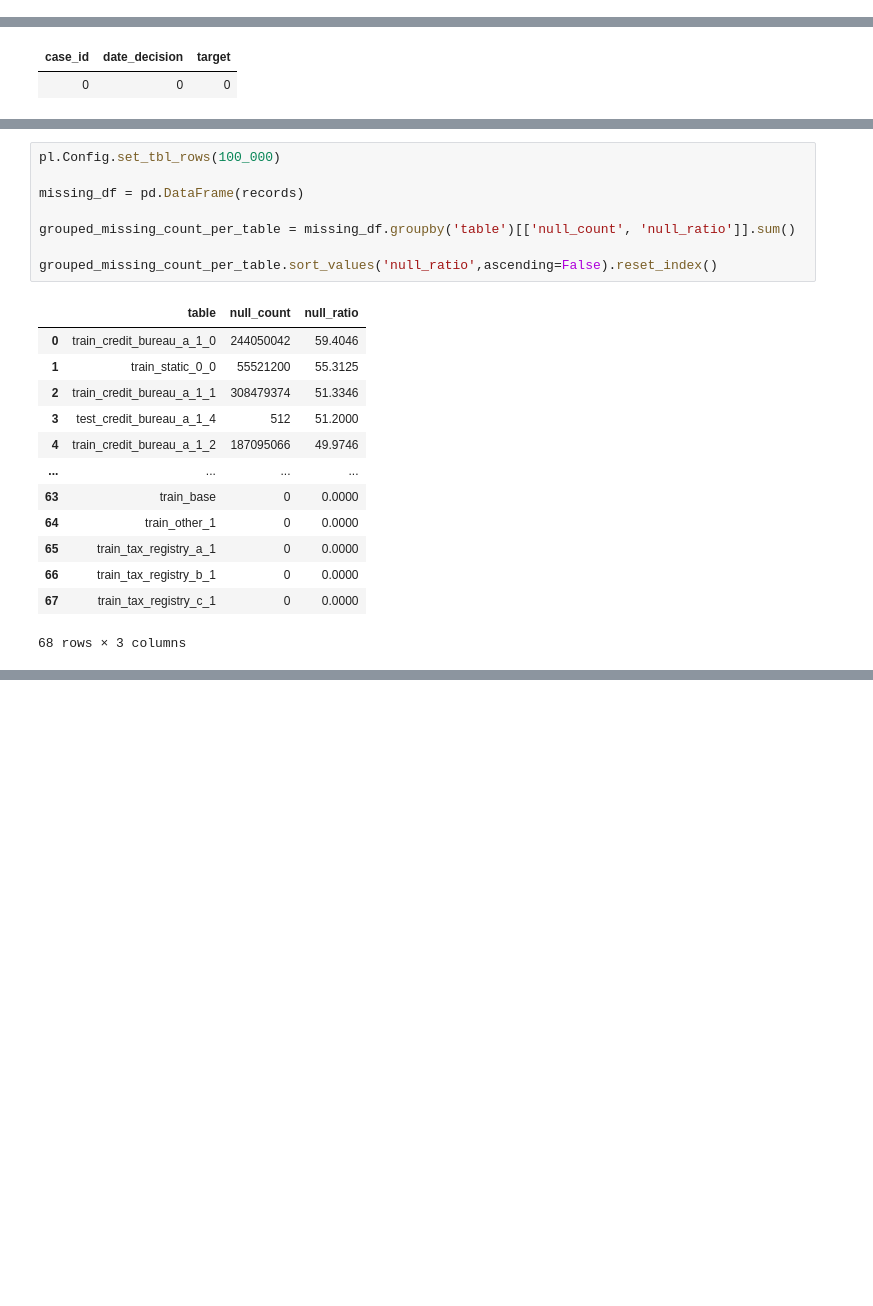
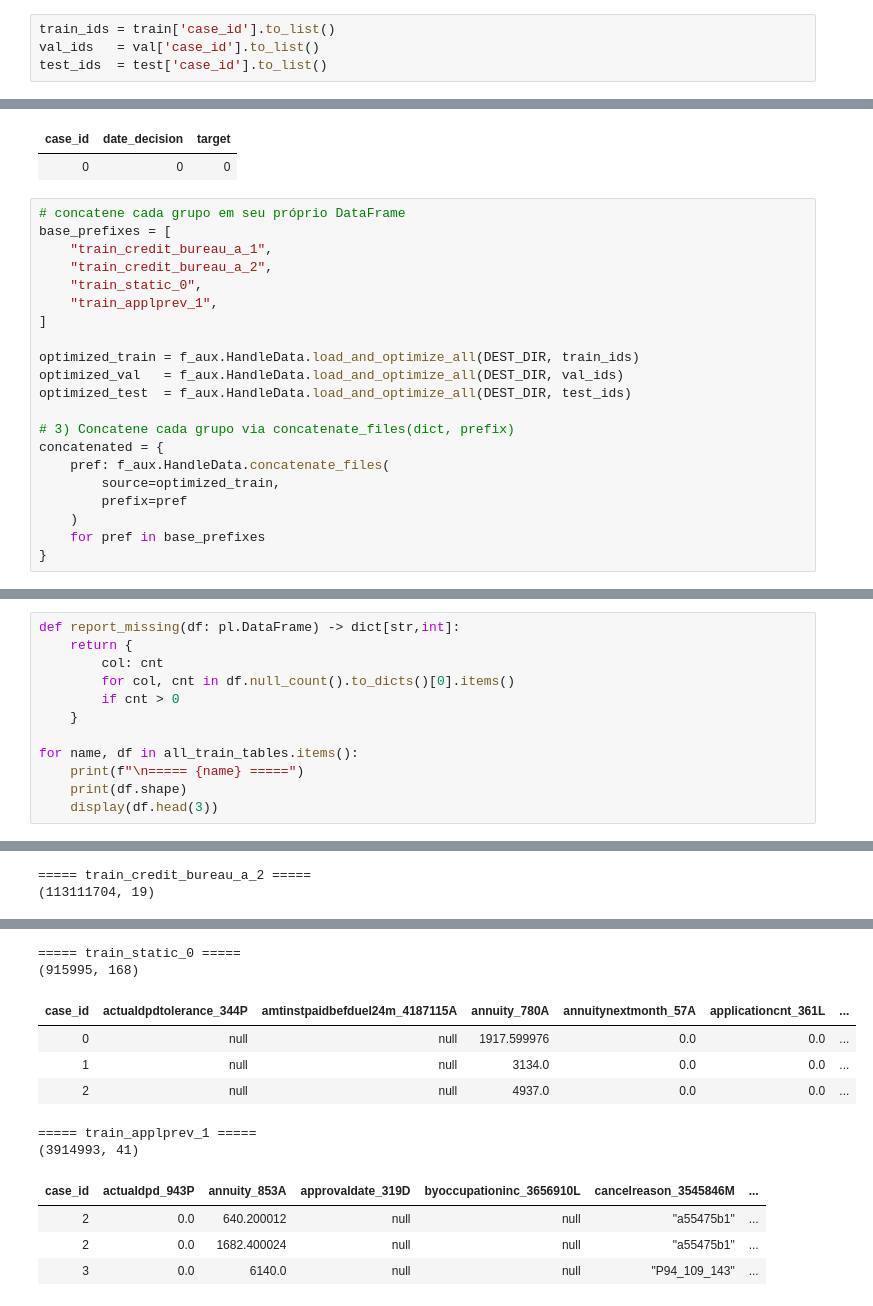
Before and after one commit to raulward/credit-risk-tec-case-pwd, a Jupyter notebook: notebooks/credit_risk.ipynb, the cells around one changed output, grey strips where cells are left out. Cells and saved outputs as stored; diff of their text form; blank space fills up the shorter version.

```diff
--- a/notebooks/credit_risk.ipynb
+++ b/notebooks/credit_risk.ipynb
@@ -138,5 +134,9 @@ Shape do conjunto de variáveis preditoras de teste: (305332, 2) | proporção:
 Shape da variável alvo de treinamento: (915995,) | proporção: 60.00
 Shape da variável alvo de validação: (305332,) | proporção: 20.00
 Shape da variável alvo de test: (305332,) | proporção: 20.00
+# %%
+train_ids = train['case_id'].to_list()
+val_ids   = val['case_id'].to_list()
+test_ids  = test['case_id'].to_list()
 # %% [markdown]
 Separados em seus respectivos conjuntos, vamos avaliar quantos valores missing o conjunto de treino possui. Além disso, vamos verificar as tabelas que temos e quais seus respectivos shapes e quantidade de missings também.
@@ -147,4 +155,25 @@ missings
 # %% [output]
 | case_id | date_decision | target |
 | 0 | 0 | 0 |
+# %%
+# concatene cada grupo em seu próprio DataFrame
+base_prefixes = [
+    "train_credit_bureau_a_1",
+    "train_credit_bureau_a_2",
+    "train_static_0",
+    "train_applprev_1",
+]
+
+optimized_train = f_aux.HandleData.load_and_optimize_all(DEST_DIR, train_ids)
+optimized_val   = f_aux.HandleData.load_and_optimize_all(DEST_DIR, val_ids)
+optimized_test  = f_aux.HandleData.load_and_optimize_all(DEST_DIR, test_ids)
+
+# 3) Concatene cada grupo via concatenate_files(dict, prefix)
+concatenated = {
+    pref: f_aux.HandleData.concatenate_files(
+        source=optimized_train,
+        prefix=pref
+    )
+    for pref in base_prefixes
+}
 # %%
@@ -226,22 +192,13 @@ Arquivos disponíveis: ['test_applprev_1_0.parquet', 'test_applprev_1_1.parquet'
-# %%
-pl.Config.set_tbl_rows(100_000)
-
-missing_df = pd.DataFrame(records)
-
-grouped_missing_count_per_table = missing_df.groupby('table')[['null_count', 'null_ratio']].sum()
-
-grouped_missing_count_per_table.sort_values('null_ratio',ascending=False).reset_index()
-# %% [output]
-|  | table | null_count | null_ratio |
-| 0 | train_credit_bureau_a_1_0 | 244050042 | 59.4046 |
-| 1 | train_static_0_0 | 55521200 | 55.3125 |
-| 2 | train_credit_bureau_a_1_1 | 308479374 | 51.3346 |
-| 3 | test_credit_bureau_a_1_4 | 512 | 51.2000 |
-| 4 | train_credit_bureau_a_1_2 | 187095066 | 49.9746 |
-| ... | ... | ... | ... |
-| 63 | train_base | 0 | 0.0000 |
-| 64 | train_other_1 | 0 | 0.0000 |
-| 65 | train_tax_registry_a_1 | 0 | 0.0000 |
-| 66 | train_tax_registry_b_1 | 0 | 0.0000 |
-| 67 | train_tax_registry_c_1 | 0 | 0.0000 |
-68 rows × 3 columns
+# %%
+def report_missing(df: pl.DataFrame) -> dict[str,int]:
+    return {
+        col: cnt
+        for col, cnt in df.null_count().to_dicts()[0].items()
+        if cnt > 0
+    }
+
+for name, df in all_train_tables.items():
+    print(f"\n===== {name} =====")
+    print(df.shape)
+    display(df.head(3))
+# %% [output]
@@ -247,0 +211,2 @@ grouped_missing_count_per_table.sort_values('null_ratio',ascending=False).reset_
+===== train_credit_bureau_a_2 =====
+(113111704, 19)
@@ -247,0 +217,12 @@ grouped_missing_count_per_table.sort_values('null_ratio',ascending=False).reset_
+===== train_static_0 =====
+(915995, 168)
+| case_id | actualdpdtolerance_344P | amtinstpaidbefduel24m_4187115A | annuity_780A | annuitynextmonth_57A | applicationcnt_361L | ... |
+| 0 | null | null | 1917.599976 | 0.0 | 0.0 | ... |
+| 1 | null | null | 3134.0 | 0.0 | 0.0 | ... |
+| 2 | null | null | 4937.0 | 0.0 | 0.0 | ... |
+===== train_applprev_1 =====
+(3914993, 41)
+| case_id | actualdpd_943P | annuity_853A | approvaldate_319D | byoccupationinc_3656910L | cancelreason_3545846M | ... |
+| 2 | 0.0 | 640.200012 | null | null | "a55475b1" | ... |
+| 2 | 0.0 | 1682.400024 | null | null | "a55475b1" | ... |
+| 3 | 0.0 | 6140.0 | null | null | "P94_109_143" | ... |
```
Also changed, not shown: parts of 13 cells of this notebook, 1 other file.
